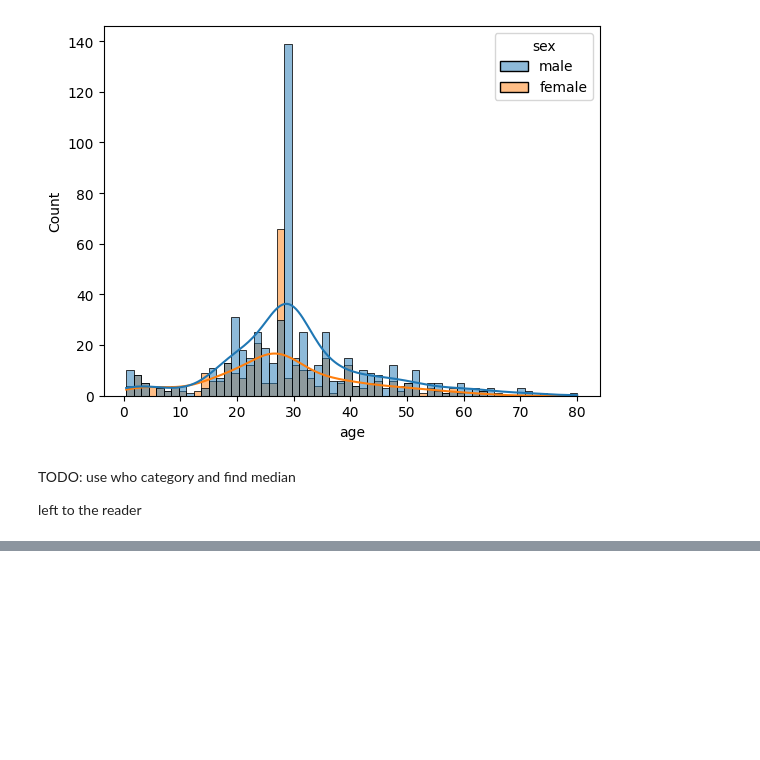
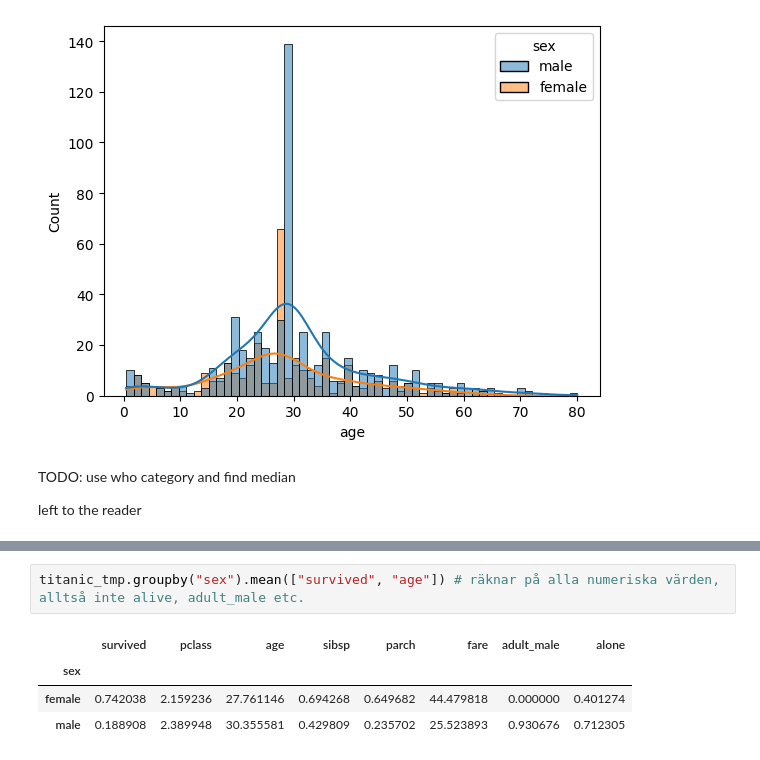
Before and after one commit to JonasBE13/Databehandling-Jonas-Bengtstrom, a Jupyter notebook: Code-alongs/L1_missing_aggregations.ipynb, the cells around one changed output, grey strips where cells are left out. Saved outputs shown, nothing was run; the diff lists cells and outputs as text; blank space fills up the shorter version.

```diff
--- a/Code-alongs/L1_missing_aggregations.ipynb
+++ b/Code-alongs/L1_missing_aggregations.ipynb
@@ -331,0 +373,7 @@ left to the reader
+# %%
+titanic_tmp.groupby("sex").mean(["survived", "age"]) # räknar på alla numeriska värden, alltså inte alive, adult_male etc.
+# %% [output]
+|  | survived | pclass | age | sibsp | parch | fare | adult_male | alone |
+| sex |  |  |  |  |  |  |  |  |
+| female | 0.742038 | 2.159236 | 27.761146 | 0.694268 | 0.649682 | 44.479818 | 0.000000 | 0.401274 |
+| male | 0.188908 | 2.389948 | 30.355581 | 0.429809 | 0.235702 | 25.523893 | 0.930676 | 0.712305 |
```
Also changed, not shown: parts of 15 cells of this notebook.
